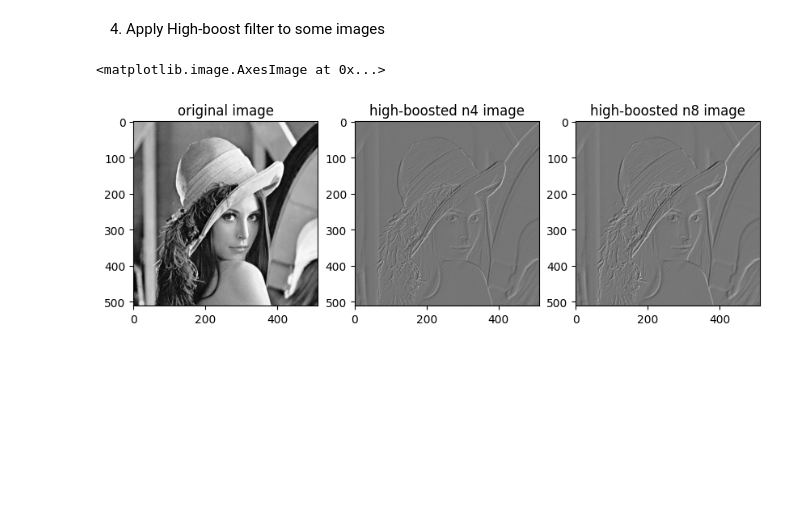
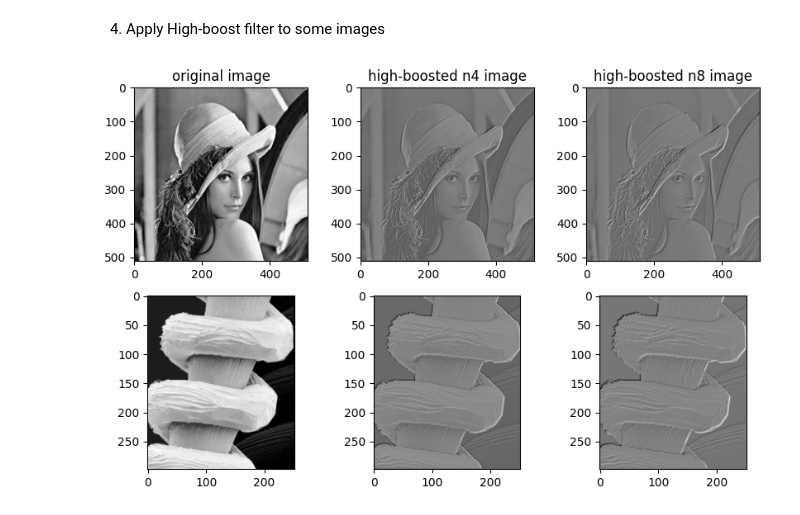
Before and after one commit to khhandrea/university-projects, a Jupyter notebook: homework1/implement.ipynb, the cells around one changed output. Drawn from its saved outputs; the diff is of its cells as text; code cells hidden in the pictures; blank space fills up the shorter version.

```diff
--- a/homework1/implement.ipynb
+++ b/homework1/implement.ipynb
@@ -131,24 +175,37 @@ def highboost_filter(img, A=1, mode='n4'):
         ])
     return convolution(img, hb_kernel)
 # %%
-img = cv2.imread('images/originals/lenna_color.bmp', cv2.IMREAD_GRAYSCALE)
+lena = cv2.imread('images/originals/lenna_color.bmp', cv2.IMREAD_GRAYSCALE)
+tung = cv2.imread('images/tungsten.jpg', cv2.IMREAD_GRAYSCALE)
 
-img_hb_n4 = highboost_filter(img, 0, mode='n4')
-img_hb_n8 = highboost_filter(img, 0, mode='n8')
+lena_hb_n4 = highboost_filter(lena, 1, mode='n4')
+lena_hb_n8 = highboost_filter(lena, 1, mode='n8')
+tung_hb_n4 = highboost_filter(tung, 1, mode='n4')
+tung_hb_n8 = highboost_filter(tung, 1, mode='n8')
 
 plt.figure(figsize=(10, 6))
 
-plt.subplot(1, 3, 1)
+plt.subplot(2, 3, 1)
 plt.title('original image')
-plt.imshow(img, cmap='gray')
+plt.imshow(lena, cmap='gray')
 
-plt.subplot(1, 3, 2)
+plt.subplot(2, 3, 2)
 plt.title('high-boosted n4 image')
-plt.imshow(img_hb_n4, cmap='gray')
+plt.imshow(lena_hb_n4, cmap='gray')
 
-plt.subplot(1, 3, 3)
+plt.subplot(2, 3, 3)
 plt.title('high-boosted n8 image')
-plt.imshow(img_hb_n8, cmap='gray')
+plt.imshow(lena_hb_n8, cmap='gray')
+
+plt.subplot(2, 3, 4)
+plt.imshow(tung, cmap='gray')
+
+plt.subplot(2, 3, 5)
+plt.imshow(tung_hb_n4, cmap='gray')
+
+plt.subplot(2, 3, 6)
+plt.imshow(tung_hb_n8, cmap='gray')
+
+plt.show()
 # %% [output]
-<matplotlib.image.AxesImage at 0x...>
-[figure, old version]
+[figure, new version]
```
Also changed, not shown: parts of 6 cells of this notebook.
